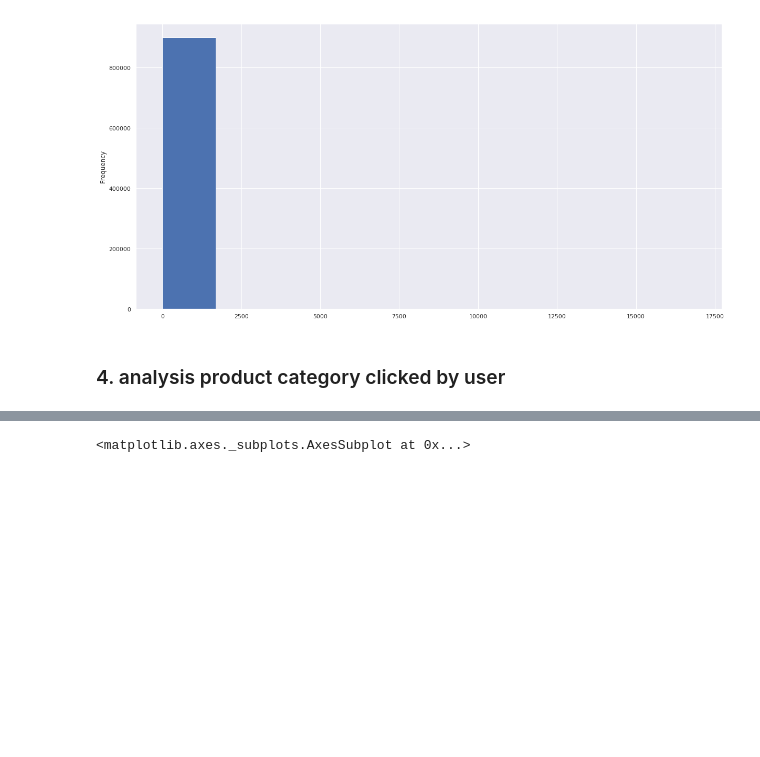
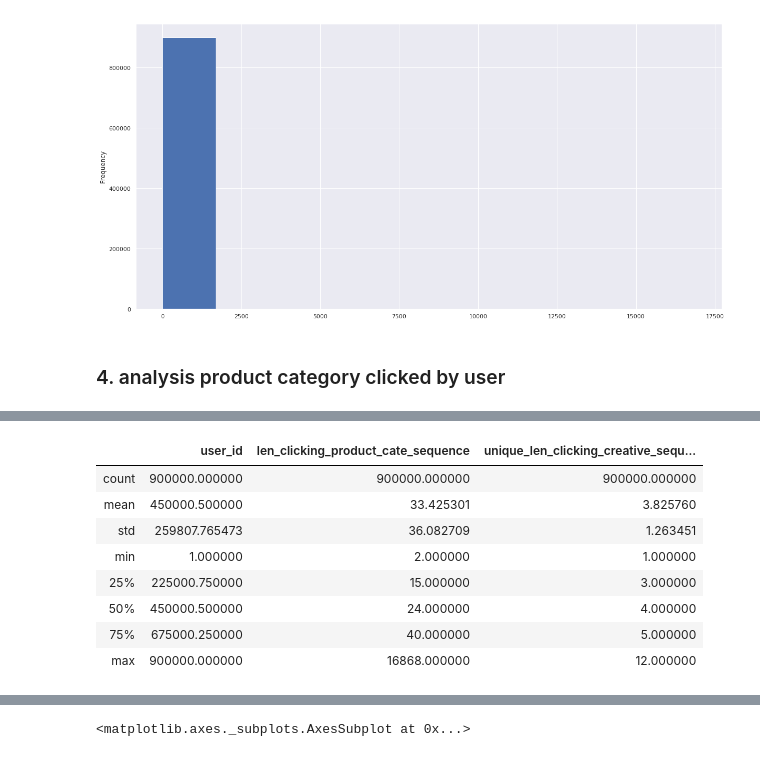
Before and after one commit to DevinWang23/tencent_2020_ad_competition, a Jupyter notebook: jupyter_notebook/data_analysis.ipynb, the cells around one changed output, grey strips where cells are left out. Drawn from its saved outputs; the diff is of its cells as text; code cells hidden in the pictures; blank space fills up the shorter version.

```diff
--- a/jupyter_notebook/data_analysis.ipynb
+++ b/jupyter_notebook/data_analysis.ipynb
@@ -71,3 +76,0 @@ def __dummy():
-# %%
-mat = sparse.eye(3)
-df = pd.DataFrame.sparse.from_spmatrix(mat)
@@ -314,8 +300,8 @@ train_user_clicking_creative_df['len_clicking_creative_seq'].plot(kind='hist')
 # %%
 def generate_user_clicking_product_cate_df(df):
     tmp_df = df[['user_id','product_category']]
-    tmp_df = tmp_df.groupby(['user_id'])['product_category'].apply(list)
-    tmp_df = pd.DataFrame(tmp_df).reset_index()
-    tmp_df.columns = ['user_id','clicking_product_cate_seq']
-    tmp_df['len_clicking_product_cate_sequence'] = tmp_df['clicking_product_cate_seq'].apply(len)
-    tmp_df['unique_len_clicking_creative_sequence'] = tmp_df['clicking_creative_seq'].apply(set).apply(len)
+    tmp_df = tmp_df.groupby(['user_id'])['product_category'].apply(list).reset_index()
+    tmp_df['len_clicking_product_cate_sequence'] = tmp_df['product_category'].apply(len)
+    tmp_df['unique_len_clicking_creative_sequence'] = tmp_df['product_category'].apply(set).apply(len)
+
+    return tmp_df
@@ -421,0 +308,14 @@ _ = check_nan_value(raw_train_df)
+# %%
+train_user_clicking_product_cate_df = generate_user_clicking_product_cate_df(raw_train_df)
+# %%
+train_user_clicking_product_cate_df.describe()
+# %% [output]
+|  | user_id | len_clicking_product_cate_sequence | unique_len_clicking_creative_sequ... |
+| count | 900000.000000 | 900000.000000 | 900000.000000 |
+| mean | 450000.500000 | 33.425301 | 3.825760 |
+| std | 259807.765473 | 36.082709 | 1.263451 |
+| min | 1.000000 | 2.000000 | 1.000000 |
+| 25% | 225000.750000 | 15.000000 | 3.000000 |
+| 50% | 450000.500000 | 24.000000 | 4.000000 |
+| 75% | 675000.250000 | 40.000000 | 5.000000 |
+| max | 900000.000000 | 16868.000000 | 12.000000 |
```
Also changed, not shown: parts of 36 cells of this notebook, 19 other files.
